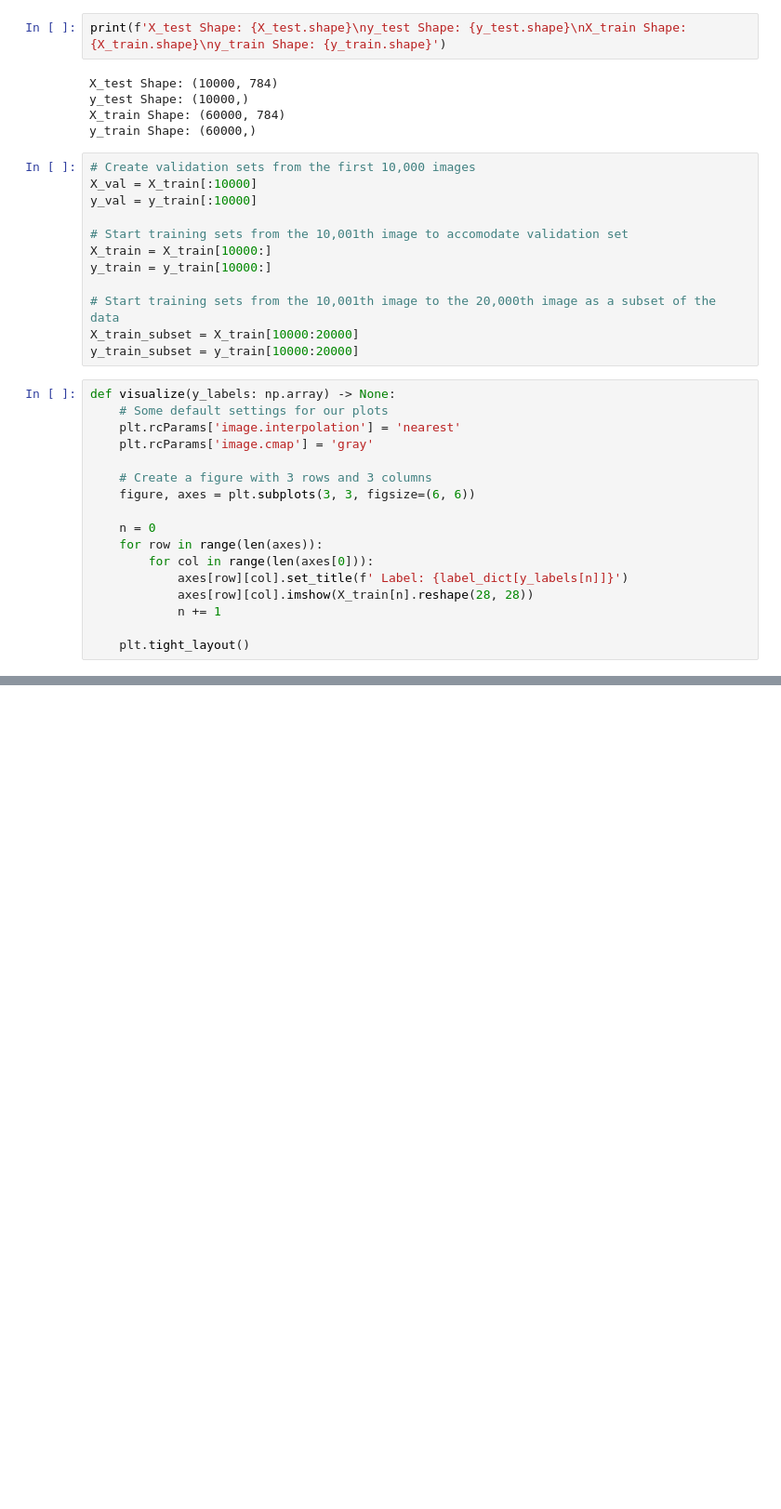
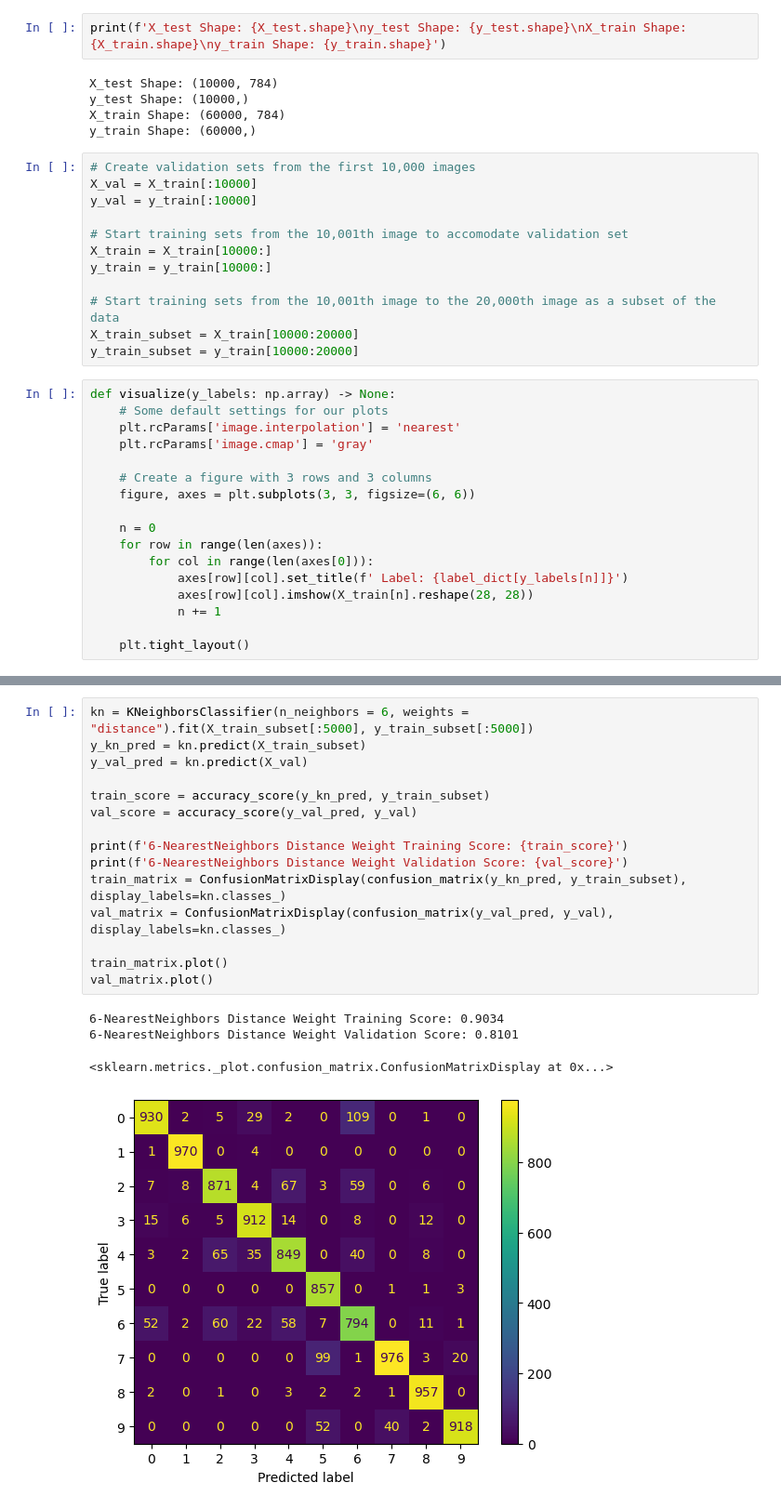
Before and after one commit to jamesgxu/fashion-mnist, a Jupyter notebook: cs178_final_project.ipynb, the cells around one changed output, grey strips where cells are left out. Shown at 93% size. Drawn from its saved outputs; the diff is of its cells as text; blank space fills up the shorter version.

```diff
--- a/cs178_final_project.ipynb
+++ b/cs178_final_project.ipynb
@@ -137,0 +155,20 @@ for n in ns:
+# %%
+kn = KNeighborsClassifier(n_neighbors = 6, weights = "distance").fit(X_train_subset[:5000], y_train_subset[:5000])
+y_kn_pred = kn.predict(X_train_subset)
+y_val_pred = kn.predict(X_val)
+
+train_score = accuracy_score(y_kn_pred, y_train_subset)
+val_score = accuracy_score(y_val_pred, y_val)
+
+print(f'6-NearestNeighbors Distance Weight Training Score: {train_score}')
+print(f'6-NearestNeighbors Distance Weight Validation Score: {val_score}')
+train_matrix = ConfusionMatrixDisplay(confusion_matrix(y_kn_pred, y_train_subset), display_labels=kn.classes_)
+val_matrix = ConfusionMatrixDisplay(confusion_matrix(y_val_pred, y_val), display_labels=kn.classes_)
+
+train_matrix.plot()
+val_matrix.plot()
+# %% [output]
+6-NearestNeighbors Distance Weight Training Score: 0.9034
+6-NearestNeighbors Distance Weight Validation Score: 0.8101
+<sklearn.metrics._plot.confusion_matrix.ConfusionMatrixDisplay at 0x...>
+[figure, added]
```
Also changed, not shown: parts of 7 cells of this notebook.
